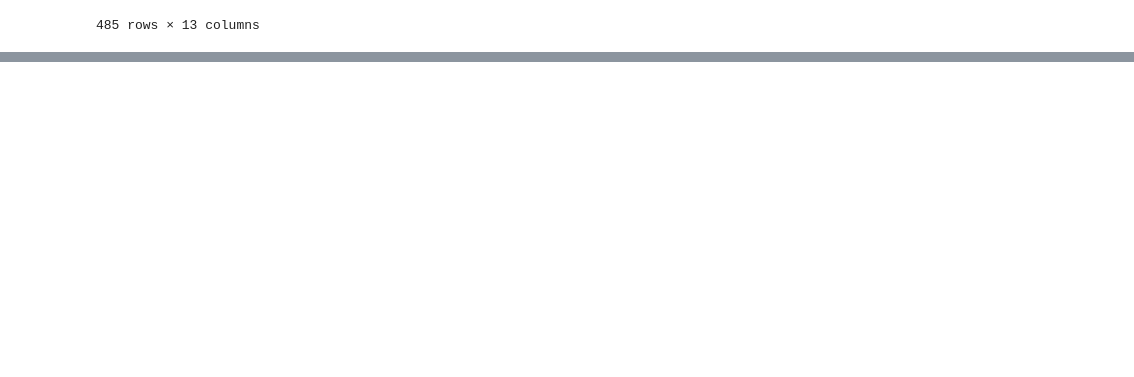
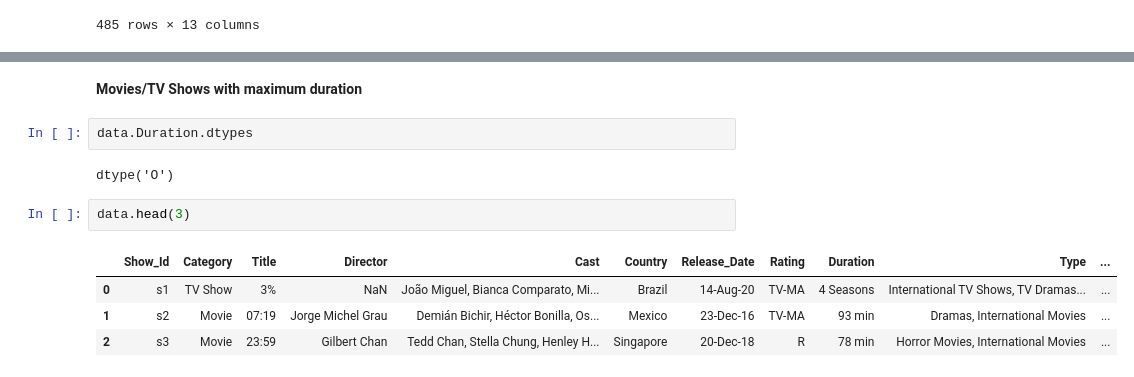
Before and after one commit to MadhavMishra1607/Netflix-Analysis, a Jupyter notebook: Netflix Analysis/Netflix Analysis.ipynb, the cells around one changed output, grey strips where cells are left out. Cells and saved outputs as stored; diff of their text form; blank space fills up the shorter version.

```diff
--- a/Netflix Analysis/Netflix Analysis.ipynb
+++ b/Netflix Analysis/Netflix Analysis.ipynb
@@ -216,0 +245,13 @@ data[(data['Category']=='Movie')&(data['Type']=='Comedies')|(data['Country']=='U
+# %% [markdown]
+<strong>Movies/TV Shows with maximum duration</strong>
+# %%
+data.Duration.dtypes
+# %% [output]
+dtype('O')
+# %%
+data.head(3)
+# %% [output]
+|  | Show_Id | Category | Title | Director | Cast | Country | Release_Date | Rating | Duration | Type | ... |
+| 0 | s1 | TV Show | 3% | NaN | João Miguel, Bianca Comparato, Mi... | Brazil | 14-Aug-20 | TV-MA | 4 Seasons | International TV Shows, TV Dramas... | ... |
+| 1 | s2 | Movie | 07:19 | Jorge Michel Grau | Demián Bichir, Héctor Bonilla, Os... | Mexico | 23-Dec-16 | TV-MA | 93 min | Dramas, International Movies | ... |
+| 2 | s3 | Movie | 23:59 | Gilbert Chan | Tedd Chan, Stella Chung, Henley H... | Singapore | 20-Dec-18 | R | 78 min | Horror Movies, International Movies | ... |
```
Also changed, not shown: parts of 10 cells of this notebook.
